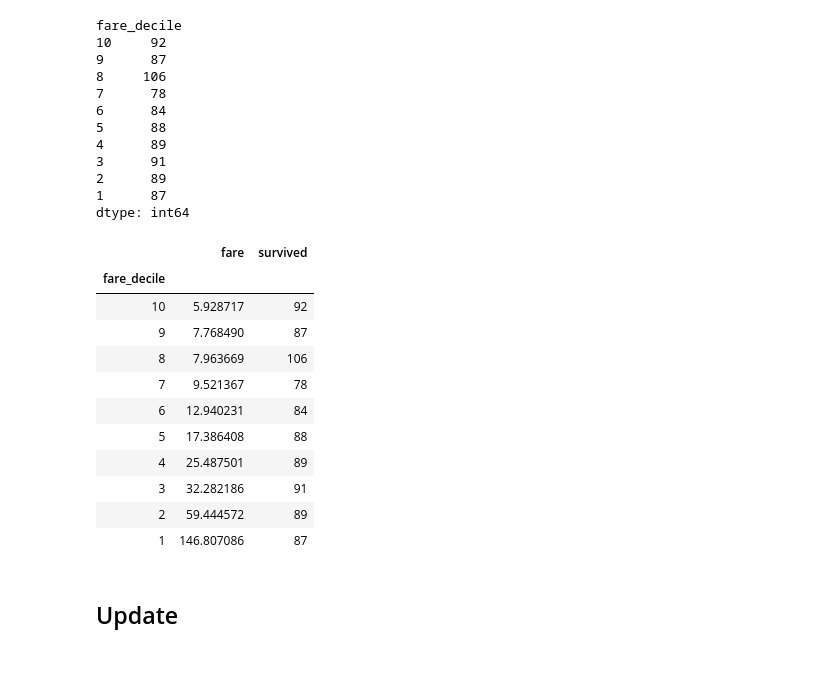
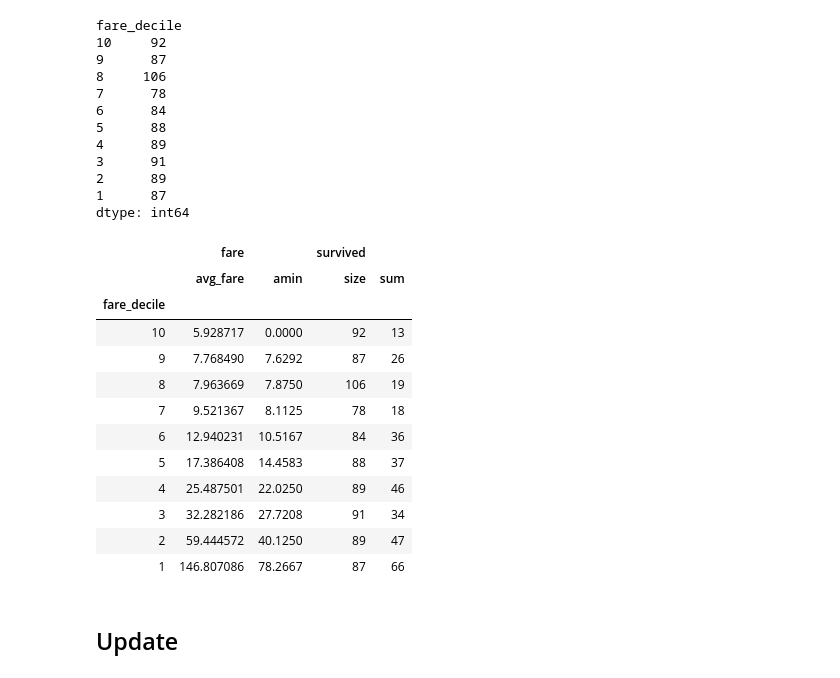
Before and after one commit to raysunau/python_data_analytics, a Jupyter notebook: Python_pandas_SQL.ipynb, the cells around one changed output. Drawn from its saved outputs; the diff is of its cells as text; code cells hidden in the pictures.

Commit message:
groupby agg func

```diff
--- a/Python_pandas_SQL.ipynb
+++ b/Python_pandas_SQL.ipynb
@@ -613,20 +617,24 @@ fare_decile
 1      87
 dtype: int64
 # %%
-df_demo.groupby("fare_decile").agg({"fare":np.mean, "survived":np.size})
+(df_demo.groupby("fare_decile")
+ .agg({"fare":[np.mean,np.min], "survived":[np.size,np.sum]})
+ .rename(columns={'mean':'avg_fare'})
+)
 # %% [output]
-|  | fare | survived |
-| fare_decile |  |  |
-| 10 | 5.928717 | 92 |
-| 9 | 7.768490 | 87 |
-| 8 | 7.963669 | 106 |
-| 7 | 9.521367 | 78 |
-| 6 | 12.940231 | 84 |
-| 5 | 17.386408 | 88 |
-| 4 | 25.487501 | 89 |
-| 3 | 32.282186 | 91 |
-| 2 | 59.444572 | 89 |
-| 1 | 146.807086 | 87 |
+|  | fare |  | survived |  |
+|  | avg_fare | amin | size | sum |
+| fare_decile |  |  |  |  |
+| 10 | 5.928717 | 0.0000 | 92 | 13 |
+| 9 | 7.768490 | 7.6292 | 87 | 26 |
+| 8 | 7.963669 | 7.8750 | 106 | 19 |
+| 7 | 9.521367 | 8.1125 | 78 | 18 |
+| 6 | 12.940231 | 10.5167 | 84 | 36 |
+| 5 | 17.386408 | 14.4583 | 88 | 37 |
+| 4 | 25.487501 | 22.0250 | 89 | 46 |
+| 3 | 32.282186 | 27.7208 | 91 | 34 |
+| 2 | 59.444572 | 40.1250 | 89 | 47 |
+| 1 | 146.807086 | 78.2667 | 87 | 66 |
 # %% [markdown]
 ## Update
 # %%
```
Also changed, not shown: parts of 1 cell of this notebook.
